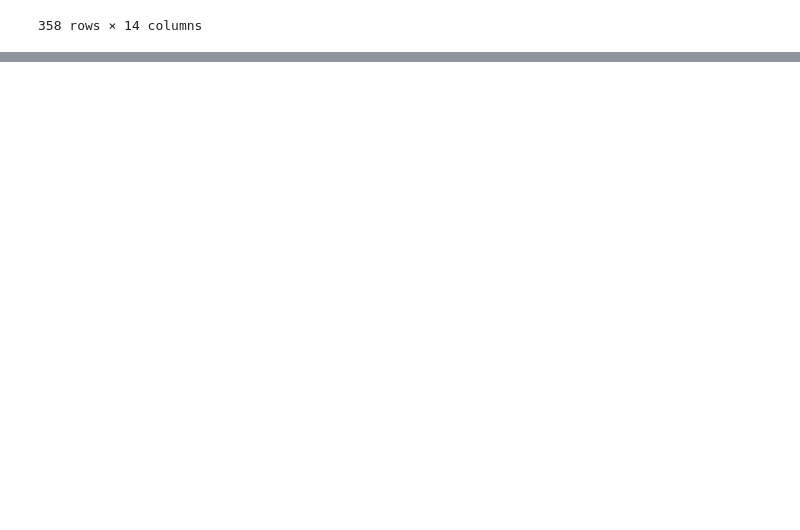
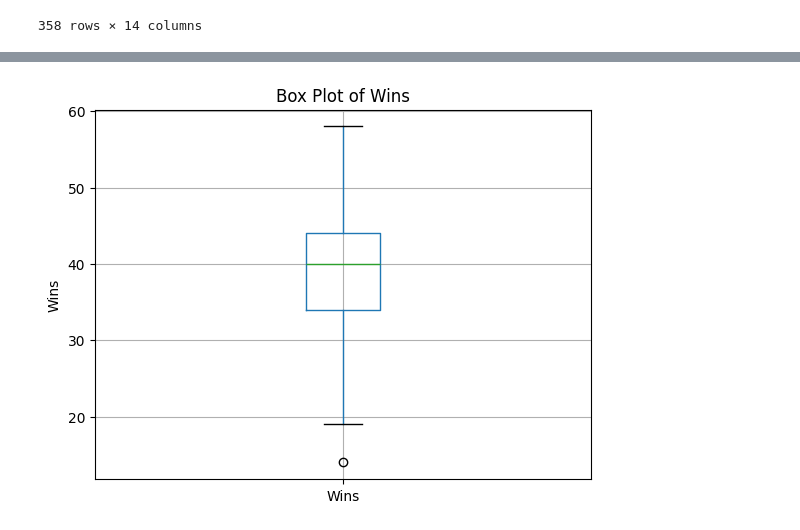
Before and after one commit to pradyumna-burly/python-webscrap-eda-project, a Jupyter notebook: EDA.ipynb, the cells around one changed output, grey strips where cells are left out. Drawn from its saved outputs; the diff is of its cells as text; code cells hidden in the pictures; blank space fills up the shorter version.

Commit message:
recent commit

```diff
--- a/EDA.ipynb
+++ b/EDA.ipynb
@@ -268,0 +279,8 @@ recent_df
+# %%
+# Box plots
+recent_df.boxplot(column='Wins')
+plt.title('Box Plot of Wins')
+plt.ylabel('Wins')
+plt.show()
+# %% [output]
+[figure, added]
```
Also changed, not shown: parts of 8 cells of this notebook.
